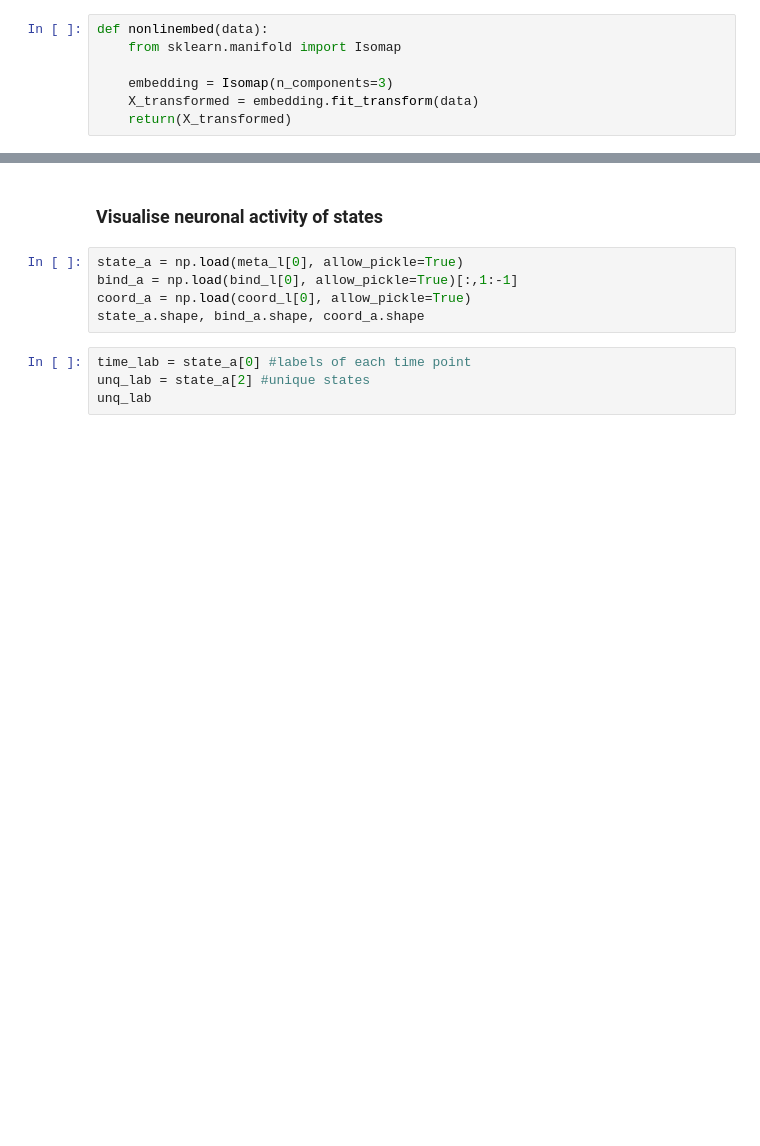
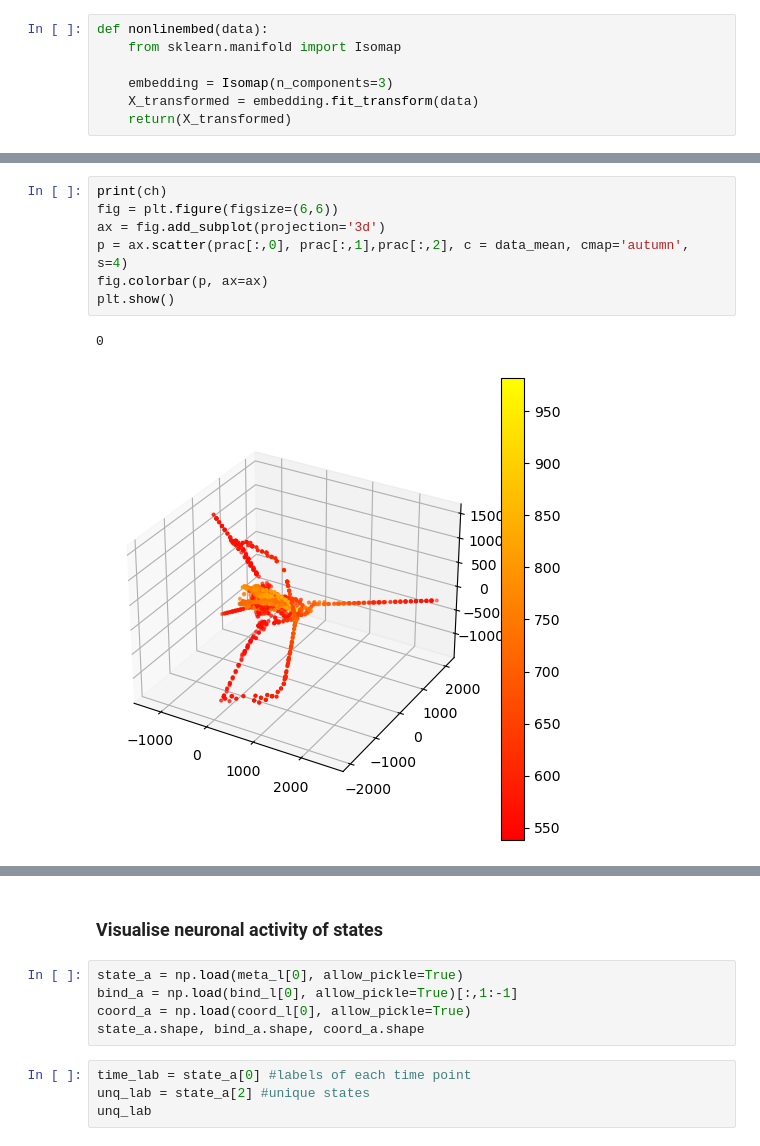
Before and after one commit to dmnburrows/multiscale_dev_dynamics, a Jupyter notebook: dev_dynamics.ipynb, the cells around one changed output, grey strips where cells are left out. Saved outputs shown, nothing was run; the diff lists cells and outputs as text; blank space fills up the shorter version.

```diff
--- a/dev_dynamics.ipynb
+++ b/dev_dynamics.ipynb
@@ -166 +223,11 @@ prac = nonlinembed(bind_a)
+# %%
+print(ch)
+fig = plt.figure(figsize=(6,6))
+ax = fig.add_subplot(projection='3d')
+p = ax.scatter(prac[:,0], prac[:,1],prac[:,2], c = data_mean, cmap='autumn', s=4)
+fig.colorbar(p, ax=ax)
+plt.show()
+# %% [output]
+0
+[figure, added]
 # %%
```
Also changed, not shown: parts of 38 cells of this notebook, 1 other file.
